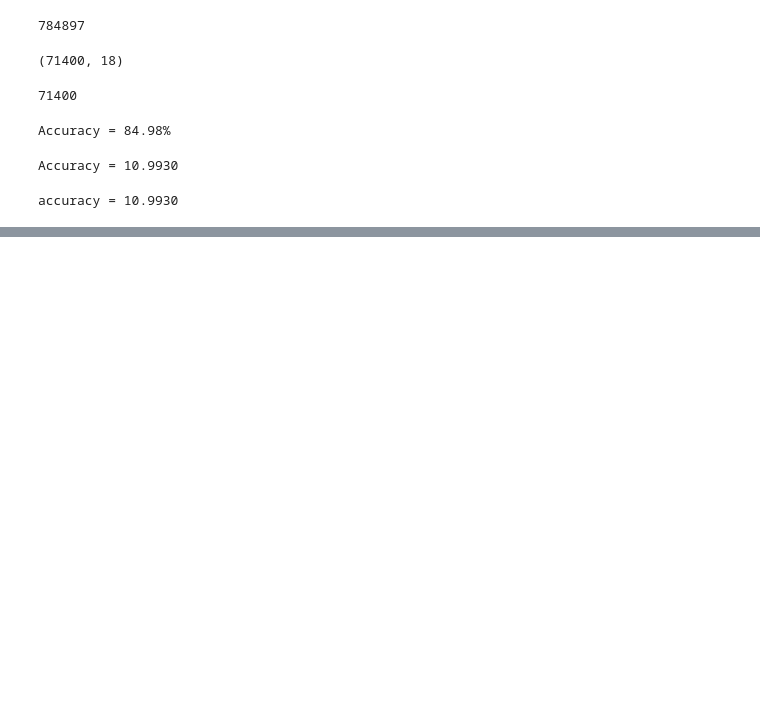
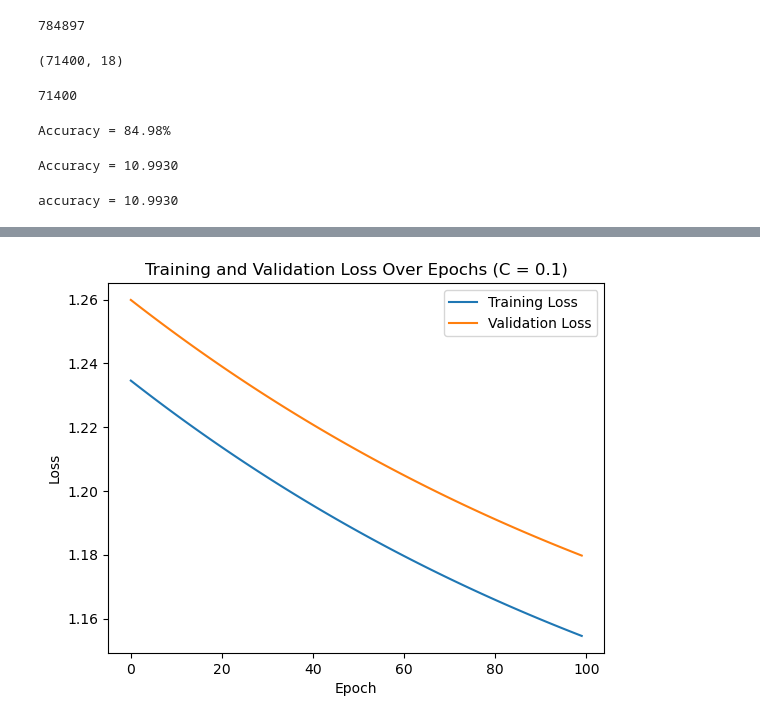
Before and after one commit to JadenLing/Heritage-Health-Prize, a Jupyter notebook: notebooks/logistic_regression.ipynb, the cells around one changed output, grey strips where cells are left out. Saved outputs shown, nothing was run; the diff lists cells and outputs as text; code cells hidden in the pictures; blank space fills up the shorter version.

```diff
--- a/notebooks/logistic_regression.ipynb
+++ b/notebooks/logistic_regression.ipynb
@@ -199,0 +383,4 @@ accuracy = 10.9930
+# %%
+plot_loss_over_epochs(results, C_value=0.1)
+# %% [output]
+[figure, added]
```
Also changed, not shown: parts of 23 cells of this notebook.
